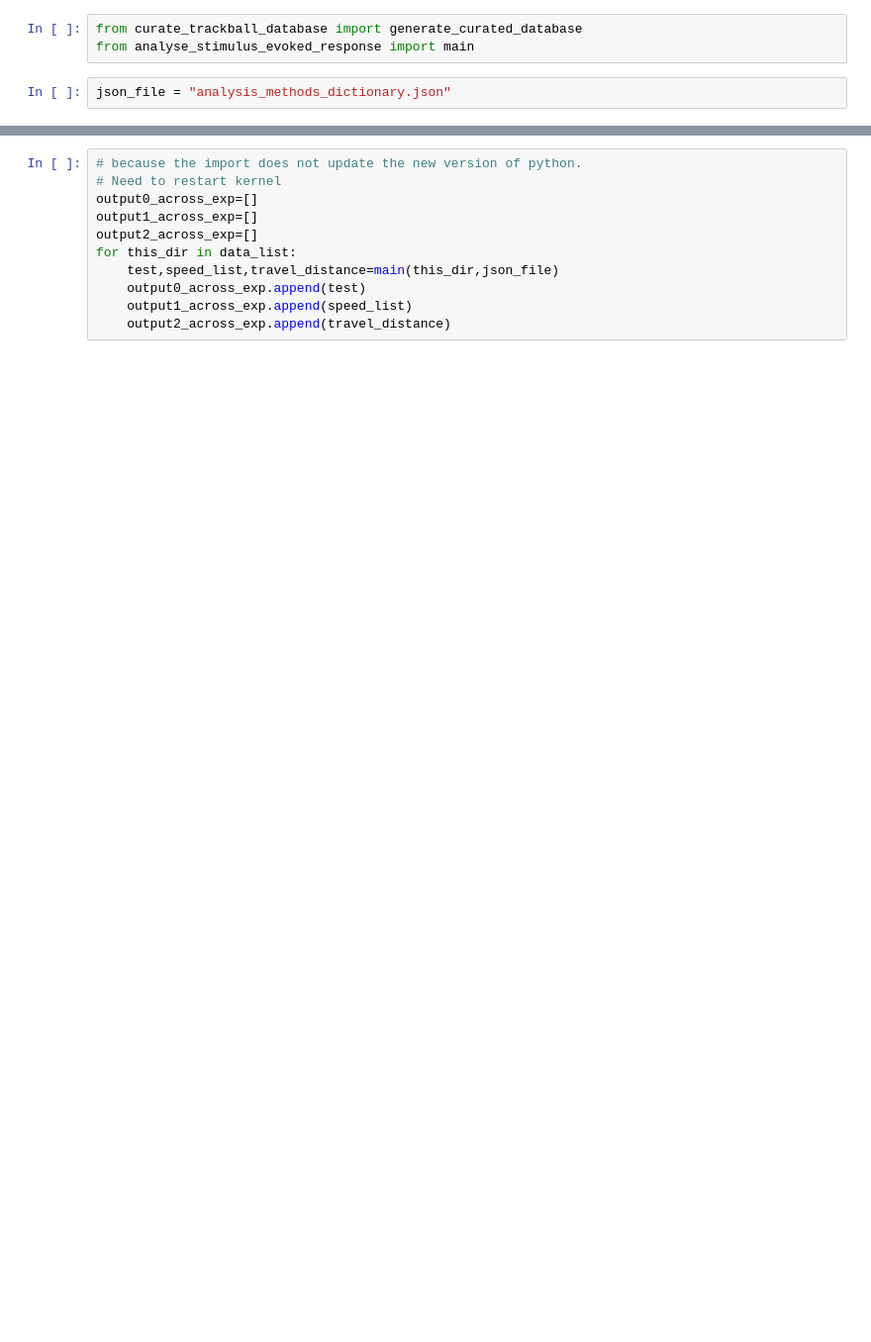
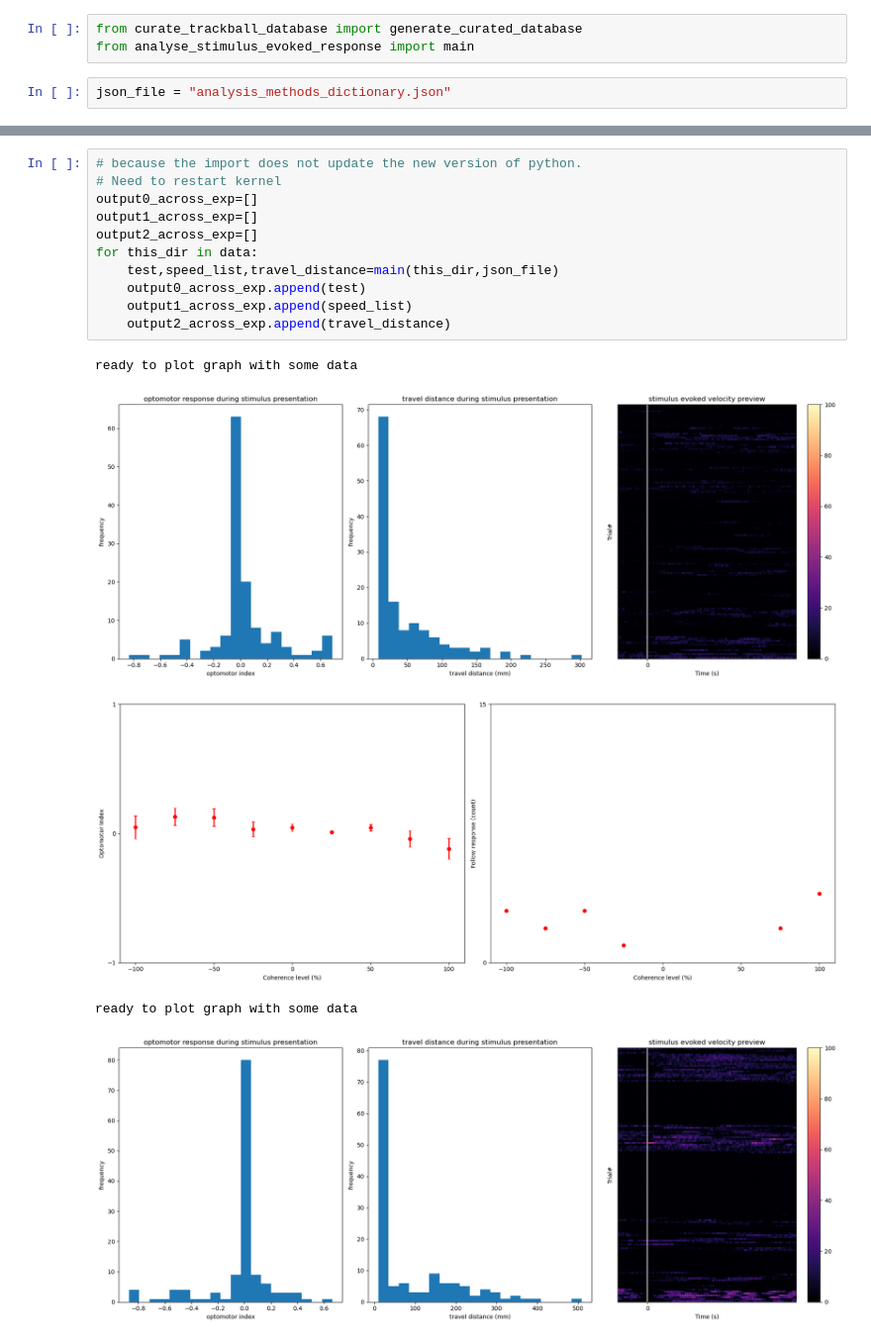
Before and after one commit to chiyu1203/bonfic, a Jupyter notebook: bonfic_tutorial.ipynb, the cells around one changed output, grey strips where cells are left out. Shown at 99% size. Saved outputs shown, nothing was run; the diff lists cells and outputs as text; blank space fills up the shorter version.

```diff
--- a/bonfic_tutorial.ipynb
+++ b/bonfic_tutorial.ipynb
@@ -29,11 +31,17 @@ json_file = "analysis_methods_dictionary.json"
 # %%
 # because the import does not update the new version of python.
 # Need to restart kernel
 output0_across_exp=[]
 output1_across_exp=[]
 output2_across_exp=[]
-for this_dir in data_list:
+for this_dir in data:
     test,speed_list,travel_distance=main(this_dir,json_file)
     output0_across_exp.append(test)
     output1_across_exp.append(speed_list)
     output2_across_exp.append(travel_distance)
+# %% [output]
+ready to plot graph with some data
+[figure, added]
+[figure, added]
+ready to plot graph with some data
+[figure, added]
```
Also changed, not shown: parts of 4 cells of this notebook, 3 other files.
